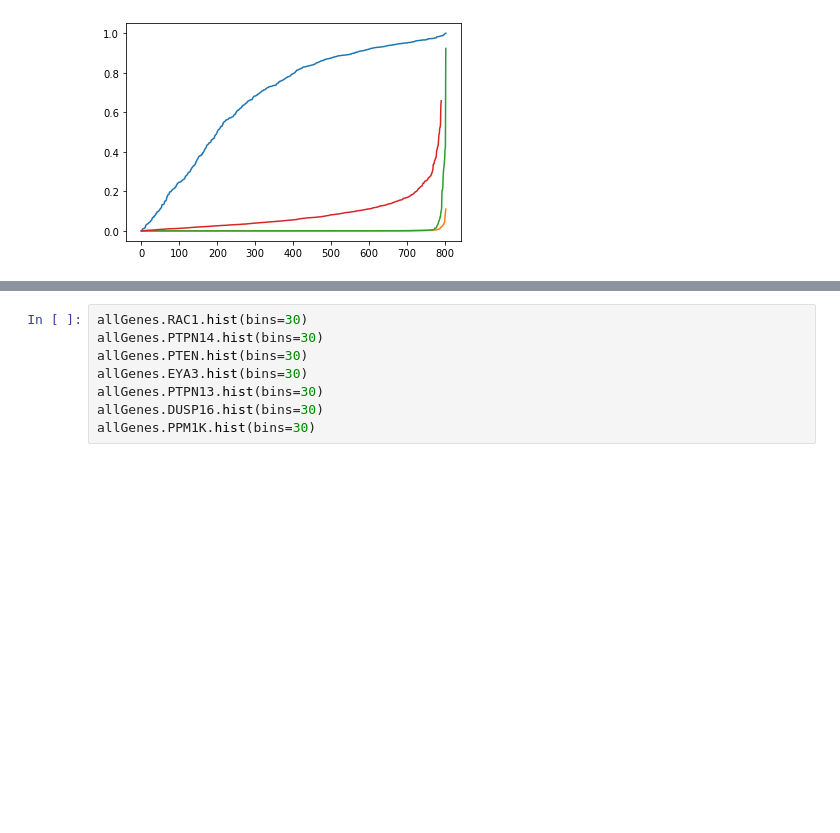
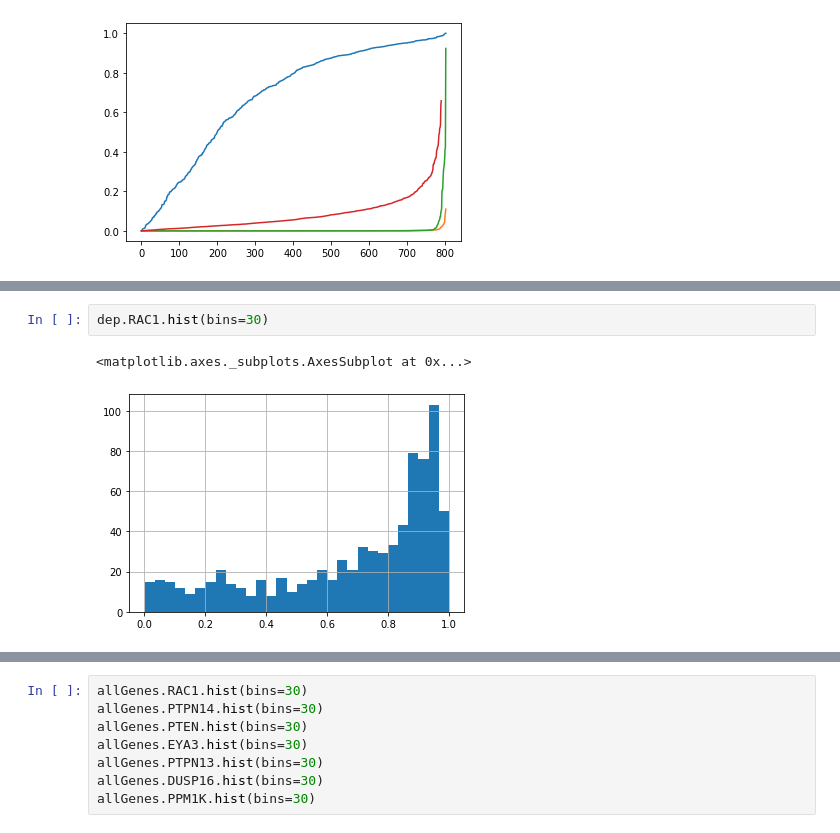
Before and after one commit to lannwal/projectlab, a Jupyter notebook: DataDash.ipynb, the cells around one changed output, grey strips where cells are left out. Cells and saved outputs as stored; diff of their text form; blank space fills up the shorter version.

```diff
--- a/DataDash.ipynb
+++ b/DataDash.ipynb
@@ -1067,0 +1134,5 @@ dep.EYA3.hist(bins=30)
+# %%
+dep.RAC1.hist(bins=30)
+# %% [output]
+<matplotlib.axes._subplots.AxesSubplot at 0x...>
+[figure, added]
```
Also changed, not shown: parts of 30 cells of this notebook.
